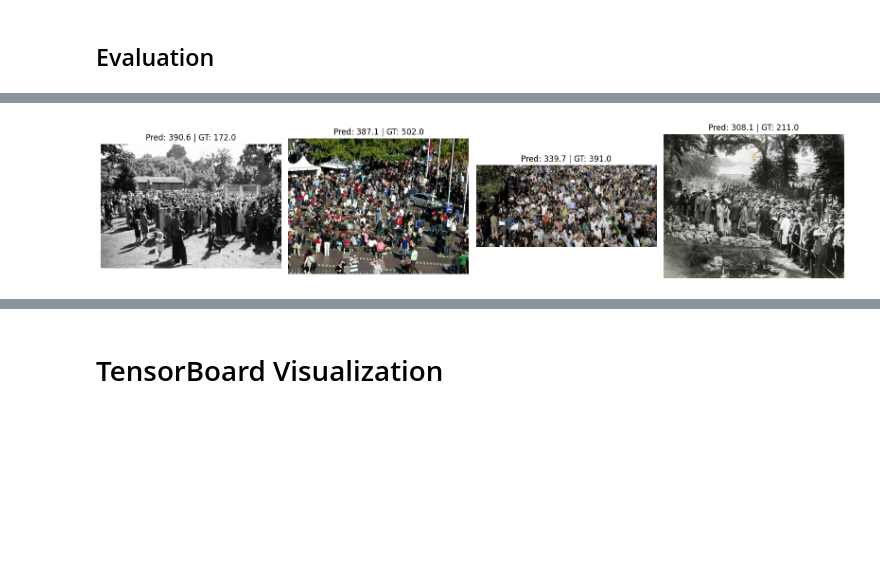
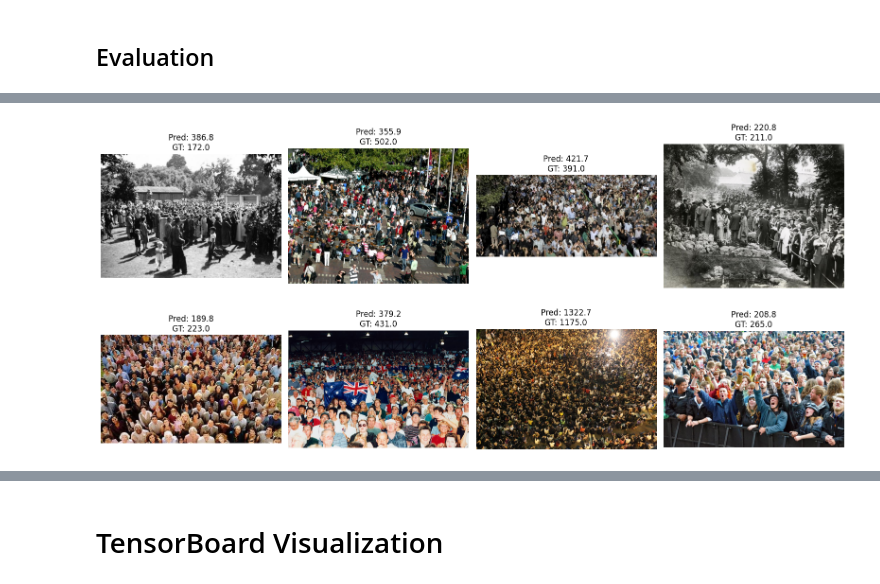
Before and after one commit to anhkhoa706/python-for-dl-homework, a Jupyter notebook: week10/week10_crowd_counting.ipynb, the cells around one changed output, grey strips where cells are left out. Saved outputs shown, nothing was run; the diff lists cells and outputs as text; code cells hidden in the pictures; blank space fills up the shorter version.

```diff
--- a/week10/week10_crowd_counting.ipynb
+++ b/week10/week10_crowd_counting.ipynb
@@ -692,6 +688,8 @@ def train_model(config: TrainConfig):
 # Training and Evaluation
 # %% [markdown]
 ## ShuffleNet
+# %%
+path_shanghaitech = "/home/wins057/Documents/Projects/python-for-dl-homework/week10/dataset/ShanghaiTech_Crowd_Counting_Dataset"
 # %%
 train_config_shufflenet = TrainConfig(
     model_name="shufflenet_v2_x0_5",
@@ -755,14 +778,13 @@ def load_best_model(config: TrainConfig, device):
     model.eval()
     return model
 # %%
-def predict_on_test_set(model, test_loader, device, max_images=4):
+def predict_on_test_set(model, test_loader, device, max_images=8):
     model.eval()
     predictions, ground_truth = [], []
     raw_images, preds_to_plot, gts_to_plot = [], [], []
 
     with torch.no_grad():
         for batch in test_loader:
-            # Check if raw images are included
             if len(batch) == 3:
                 imgs, targets, raws = batch
             else:
@@ -775,7 +797,6 @@ def predict_on_test_set(model, test_loader, device, max_images=4):
             predictions.extend(preds.cpu().numpy().tolist())
             ground_truth.extend(targets.cpu().numpy().tolist())
 
-            # Store raw images for display
             if len(raw_images) < max_images:
                 for i in range(min(len(imgs), max_images - len(raw_images))):
                     raw_img = raws[i]
@@ -788,19 +809,26 @@ def predict_on_test_set(model, test_loader, device, max_images=4):
                     preds_to_plot.append(preds[i].item())
                     gts_to_plot.append(targets[i].item())
 
-    # === Flatten and round predictions ===
     predictions = np.array(predictions).flatten().tolist()
     ground_truth = np.array(ground_truth).flatten().tolist()
     predictions = [round(p, 2) for p in predictions]
     ground_truth = [round(gt, 2) for gt in ground_truth]
 
-    # === Plot raw images with prediction/GT ===
+    # === Plot ===
     if raw_images:
-        fig, axs = plt.subplots(1, len(raw_images), figsize=(16, 4))
-        for i, ax in enumerate(axs):
-            ax.imshow(raw_images[i])
-            ax.axis("off")
-            ax.set_title(f"Pred: {preds_to_plot[i]:.1f} | GT: {gts_to_plot[i]:.1f}")
+        rows = 2
+        cols = 4  # 2x4 = 8 images
+        fig, axs = plt.subplots(rows, cols, figsize=(16, 8))
+        axs = axs.flatten()  # make it a 1D list to index easily
+
+        for i in range(len(raw_images)):
+            axs[i].imshow(raw_images[i])
+            axs[i].axis("off")
+            axs[i].set_title(f"Pred: {preds_to_plot[i]:.1f}\nGT: {gts_to_plot[i]:.1f}")
+
+        for i in range(len(raw_images), len(axs)):
+            axs[i].axis("off")  # hide unused axes if any
+
         plt.tight_layout()
         plt.show()
 
@@ -862,0 +922,16 @@ model = load_best_model(train_config_shufflenet, device)
+# %%
+device = torch.device("cuda" if torch.cuda.is_available() else "cpu")
+
+# Load the dataset for testing
+train_loader, test_loader = load_shanghai_dataset(
+    train_config_shufflenet.dataset_root,
+    batch_size=train_config_shufflenet.batch_size,
+    use_augment=train_config_shufflenet.use_augment
+)
+
+# Load the best run model, comment these lines if you want to load for load the nearest checkpoint
+path_best_run_shuffer_net = "/home/wins057/Documents/Projects/python-for-dl-homework/week10/runs/train/shufflenet_v2_x0_5/20250428_184439_best_run_51.65"
+train_config_shufflenet.log_dir = path_best_run_shuffer_net
+
+# Load best model
+model = load_best_model(train_config_shufflenet, device)
@@ -863,8 +945,8 @@ model = load_best_model(train_config_shufflenet, device)
 # %%
 # Get predictions
-preds, gts = predict_on_test_set(model, test_loader, device, max_images=4)
+preds, gts = predict_on_test_set(model, test_loader, device, max_images=8)
 # %% [output]
-[figure, old version]
+[figure, new version]
 # %%
 # Print predictions and ground truths
 plot_prediction_vs_ground_truth(model, test_loader, device)
```
Also changed, not shown: parts of 14 cells of this notebook, 1 other file.
